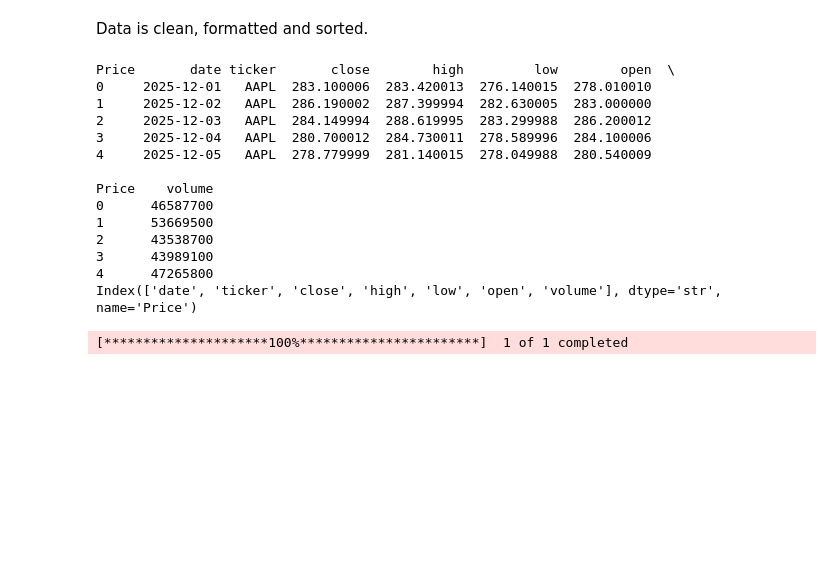
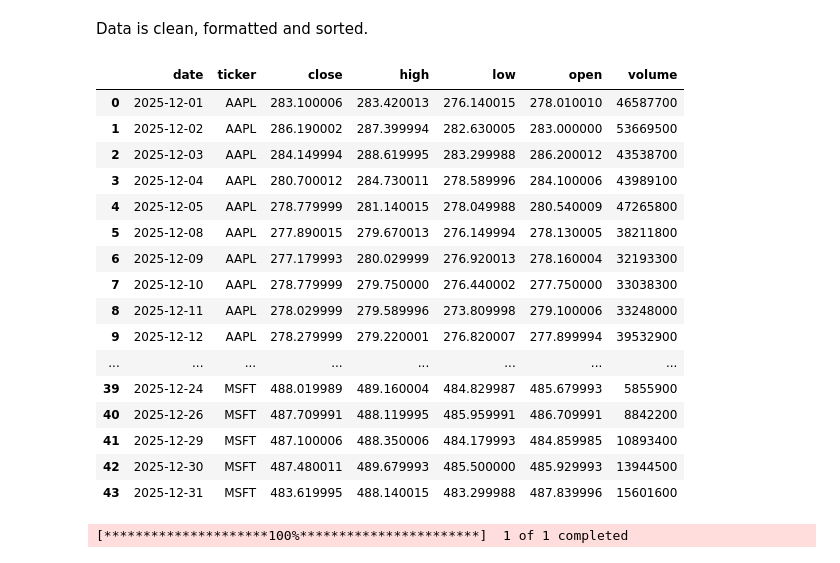
Before and after one commit to JulianGut2/Finance_ML, a Jupyter notebook: Finance Project/notebooks/yfinance_exploration.ipynb, the cells around one changed output. Saved outputs shown, nothing was run; the diff lists cells and outputs as text; code cells hidden in the pictures; blank space fills up the shorter version.

Commit message:
Added prices file
Added prices as well as init files.

```diff
--- a/Finance Project/notebooks/yfinance_exploration.ipynb
+++ b/Finance Project/notebooks/yfinance_exploration.ipynb
@@ -125,35 +125,39 @@ Data is clean, formatted and sorted.
 # %%
 # CONFIRM TRANSFORM WORKS
 
 long = df2.stack(level = "Ticker").reset_index()
 long = long.rename(columns = {
     "Date":"date",
     "Ticker": "ticker",
     "Open" : "open",
     "High" : "high",
     "Low" : "low",
     "Close" : "close",
     "Volume" : "volume",
 })
 long = long.sort_values(["ticker", "date"]).reset_index(drop = True)
 
-print(long.head())
-print(long.columns)
+long.columns.name = None
+
+long
 # %% [output]
-Price       date ticker       close        high         low        open  \
-0     2025-12-01   AAPL  283.100006  283.420013  276.140015  278.010010
-1     2025-12-02   AAPL  286.190002  287.399994  282.630005  283.000000
-2     2025-12-03   AAPL  284.149994  288.619995  283.299988  286.200012
-3     2025-12-04   AAPL  280.700012  284.730011  278.589996  284.100006
-4     2025-12-05   AAPL  278.779999  281.140015  278.049988  280.540009
-
-Price    volume
-0      46587700
-1      53669500
-2      43538700
-3      43989100
-4      47265800
-Index(['date', 'ticker', 'close', 'high', 'low', 'open', 'volume'], dtype='str', name='Price')
+|  | date | ticker | close | high | low | open | volume |
+| 0 | 2025-12-01 | AAPL | 283.100006 | 283.420013 | 276.140015 | 278.010010 | 46587700 |
+| 1 | 2025-12-02 | AAPL | 286.190002 | 287.399994 | 282.630005 | 283.000000 | 53669500 |
+| 2 | 2025-12-03 | AAPL | 284.149994 | 288.619995 | 283.299988 | 286.200012 | 43538700 |
+| 3 | 2025-12-04 | AAPL | 280.700012 | 284.730011 | 278.589996 | 284.100006 | 43989100 |
+| 4 | 2025-12-05 | AAPL | 278.779999 | 281.140015 | 278.049988 | 280.540009 | 47265800 |
+| 5 | 2025-12-08 | AAPL | 277.890015 | 279.670013 | 276.149994 | 278.130005 | 38211800 |
+| 6 | 2025-12-09 | AAPL | 277.179993 | 280.029999 | 276.920013 | 278.160004 | 32193300 |
+| 7 | 2025-12-10 | AAPL | 278.779999 | 279.750000 | 276.440002 | 277.750000 | 33038300 |
+| 8 | 2025-12-11 | AAPL | 278.029999 | 279.589996 | 273.809998 | 279.100006 | 33248000 |
+| 9 | 2025-12-12 | AAPL | 278.279999 | 279.220001 | 276.820007 | 277.899994 | 39532900 |
+| ... | ... | ... | ... | ... | ... | ... | ... |
+| 39 | 2025-12-24 | MSFT | 488.019989 | 489.160004 | 484.829987 | 485.679993 | 5855900 |
+| 40 | 2025-12-26 | MSFT | 487.709991 | 488.119995 | 485.959991 | 486.709991 | 8842200 |
+| 41 | 2025-12-29 | MSFT | 487.100006 | 488.350006 | 484.179993 | 484.859985 | 10893400 |
+| 42 | 2025-12-30 | MSFT | 487.480011 | 489.679993 | 485.500000 | 485.929993 | 13944500 |
+| 43 | 2025-12-31 | MSFT | 483.619995 | 488.140015 | 483.299988 | 487.839996 | 15601600 |
 # %%
 df1 = yf.download("AAPL", start="2025-12-01", end="2025-12-10")
 print(df1.columns)
```
Also changed, not shown: parts of 3 cells of this notebook, 3 other files.
